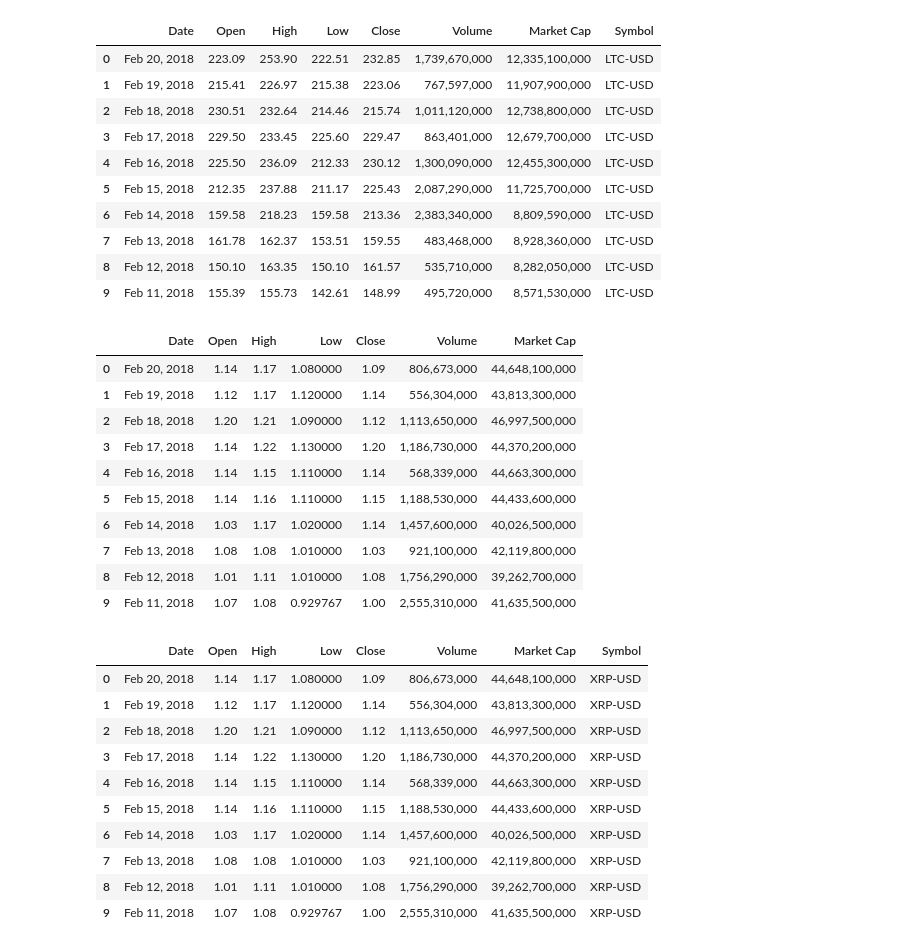
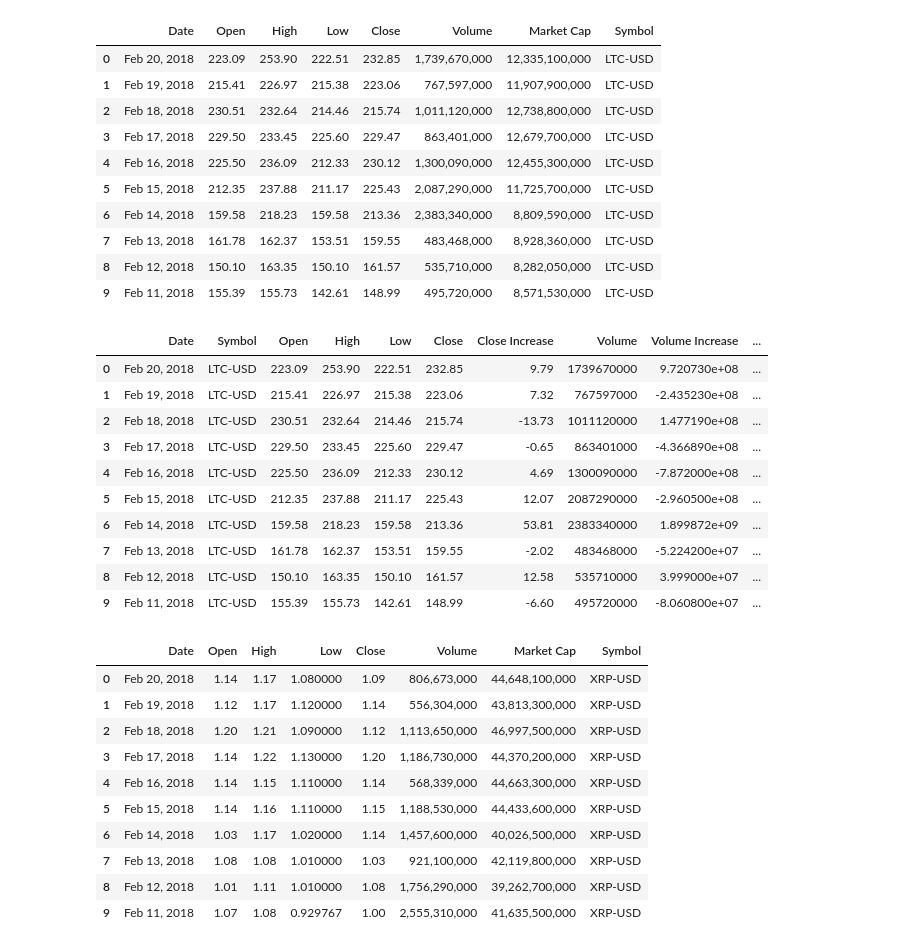
Before and after one commit to Kato883/Crypto_Knights, a Jupyter notebook: Scripts/readCSVs.ipynb, the cells around one changed output. Drawn from its saved outputs; the diff is of its cells as text; code cells hidden in the pictures.

```diff
--- a/Scripts/readCSVs.ipynb
+++ b/Scripts/readCSVs.ipynb
@@ -120,20 +102,29 @@ new_litecoin_file_df.head(10)
 | 7 | Feb 13, 2018 | 161.78 | 162.37 | 153.51 | 159.55 | 483,468,000 | 8,928,360,000 | LTC-USD |
 | 8 | Feb 12, 2018 | 150.10 | 163.35 | 150.10 | 161.57 | 535,710,000 | 8,282,050,000 | LTC-USD |
 | 9 | Feb 11, 2018 | 155.39 | 155.73 | 142.61 | 148.99 | 495,720,000 | 8,571,530,000 | LTC-USD |
-# %%
-ripple_file_df.head(10)
-# %% [output]
-|  | Date | Open | High | Low | Close | Volume | Market Cap |
-| 0 | Feb 20, 2018 | 1.14 | 1.17 | 1.080000 | 1.09 | 806,673,000 | 44,648,100,000 |
-| 1 | Feb 19, 2018 | 1.12 | 1.17 | 1.120000 | 1.14 | 556,304,000 | 43,813,300,000 |
-| 2 | Feb 18, 2018 | 1.20 | 1.21 | 1.090000 | 1.12 | 1,113,650,000 | 46,997,500,000 |
-| 3 | Feb 17, 2018 | 1.14 | 1.22 | 1.130000 | 1.20 | 1,186,730,000 | 44,370,200,000 |
-| 4 | Feb 16, 2018 | 1.14 | 1.15 | 1.110000 | 1.14 | 568,339,000 | 44,663,300,000 |
-| 5 | Feb 15, 2018 | 1.14 | 1.16 | 1.110000 | 1.15 | 1,188,530,000 | 44,433,600,000 |
-| 6 | Feb 14, 2018 | 1.03 | 1.17 | 1.020000 | 1.14 | 1,457,600,000 | 40,026,500,000 |
-| 7 | Feb 13, 2018 | 1.08 | 1.08 | 1.010000 | 1.03 | 921,100,000 | 42,119,800,000 |
-| 8 | Feb 12, 2018 | 1.01 | 1.11 | 1.010000 | 1.08 | 1,756,290,000 | 39,262,700,000 |
-| 9 | Feb 11, 2018 | 1.07 | 1.08 | 0.929767 | 1.00 | 2,555,310,000 | 41,635,500,000 |
+# %%
+new_litecoin_file_df['Volume'] = new_litecoin_file_df['Volume'].str.replace(",", "")
+new_litecoin_file_df['Volume'] = new_litecoin_file_df['Volume'].str.replace("-", "0")
+new_litecoin_file_df['Volume'] = new_litecoin_file_df['Volume'].astype('int64')
+new_litecoin_file_df['Market Cap'] = new_litecoin_file_df['Market Cap'].str.replace(",", "")
+new_litecoin_file_df['Market Cap'] = new_litecoin_file_df['Market Cap'].astype('int64')
+new_litecoin_file_df['Close Increase'] = new_litecoin_file_df['Close'] - new_litecoin_file_df['Close'].shift(-1)
+new_litecoin_file_df['Volume Increase'] = new_litecoin_file_df['Volume'] - new_litecoin_file_df['Volume'].shift(-1)
+new_litecoin_file_df['Market Cap Increase'] = new_litecoin_file_df['Market Cap'] - new_litecoin_file_df['Market Cap'].shift(-1)
+final_litecoin_df = new_litecoin_file_df[['Date', 'Symbol', 'Open', 'High', 'Low', 'Close', 'Close Increase', 'Volume', 'Volume Increase', 'Market Cap', 'Market Cap Increase']]
+final_litecoin_df.head(10)
+# %% [output]
+|  | Date | Symbol | Open | High | Low | Close | Close Increase | Volume | Volume Increase | ... |
+| 0 | Feb 20, 2018 | LTC-USD | 223.09 | 253.90 | 222.51 | 232.85 | 9.79 | 1739670000 | 9.720730e+08 | ... |
+| 1 | Feb 19, 2018 | LTC-USD | 215.41 | 226.97 | 215.38 | 223.06 | 7.32 | 767597000 | -2.435230e+08 | ... |
+| 2 | Feb 18, 2018 | LTC-USD | 230.51 | 232.64 | 214.46 | 215.74 | -13.73 | 1011120000 | 1.477190e+08 | ... |
+| 3 | Feb 17, 2018 | LTC-USD | 229.50 | 233.45 | 225.60 | 229.47 | -0.65 | 863401000 | -4.366890e+08 | ... |
+| 4 | Feb 16, 2018 | LTC-USD | 225.50 | 236.09 | 212.33 | 230.12 | 4.69 | 1300090000 | -7.872000e+08 | ... |
+| 5 | Feb 15, 2018 | LTC-USD | 212.35 | 237.88 | 211.17 | 225.43 | 12.07 | 2087290000 | -2.960500e+08 | ... |
+| 6 | Feb 14, 2018 | LTC-USD | 159.58 | 218.23 | 159.58 | 213.36 | 53.81 | 2383340000 | 1.899872e+09 | ... |
+| 7 | Feb 13, 2018 | LTC-USD | 161.78 | 162.37 | 153.51 | 159.55 | -2.02 | 483468000 | -5.224200e+07 | ... |
+| 8 | Feb 12, 2018 | LTC-USD | 150.10 | 163.35 | 150.10 | 161.57 | 12.58 | 535710000 | 3.999000e+07 | ... |
+| 9 | Feb 11, 2018 | LTC-USD | 155.39 | 155.73 | 142.61 | 148.99 | -6.60 | 495720000 | -8.060800e+07 | ... |
 # %%
 ripple_file_df['Symbol'] = 'XRP-USD'
 new_ripple_file_df = ripple_file_df
```
Also changed, not shown: parts of 8 cells of this notebook.
